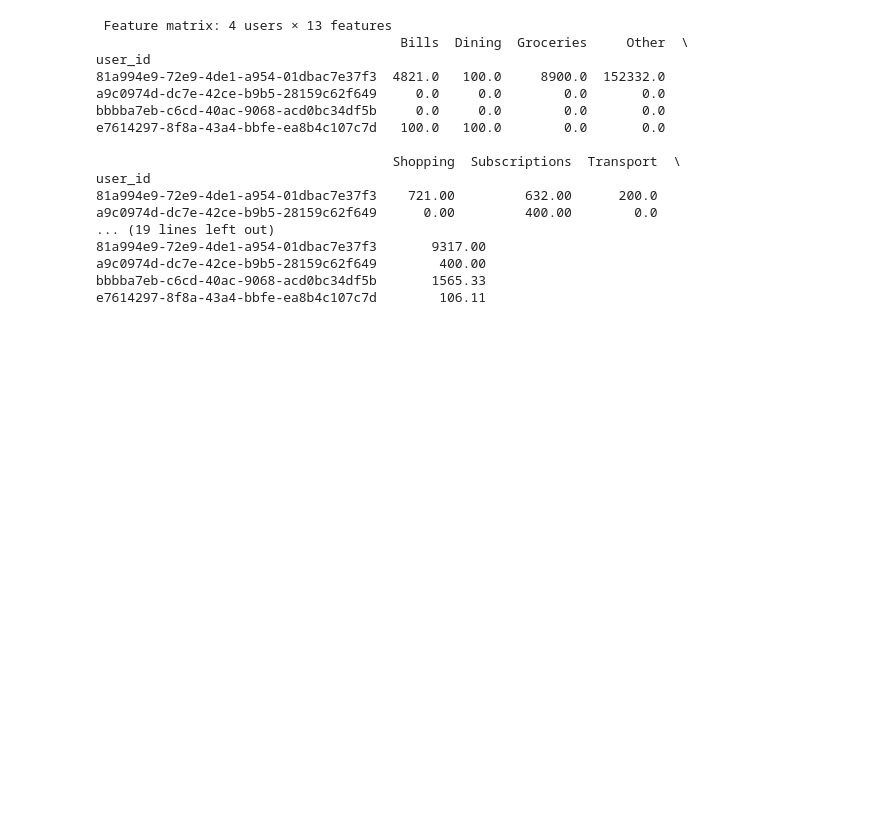
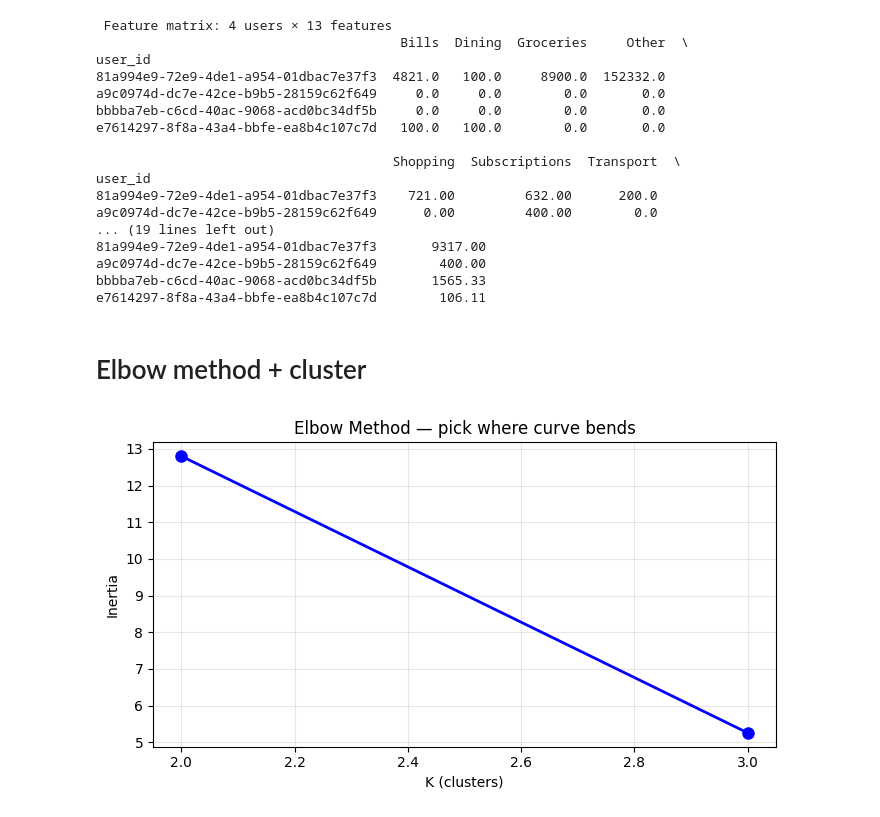
Before and after one commit to moeageli22/FinScope-Ai, a Jupyter notebook: ai-service/notebooks/FinscopeAI.ipynb, the cells around one changed output. Saved outputs shown, nothing was run; the diff lists cells and outputs as text; code cells hidden in the pictures; blank space fills up the shorter version.

Commit message:
elbow method

```diff
--- a/ai-service/notebooks/FinscopeAI.ipynb
+++ b/ai-service/notebooks/FinscopeAI.ipynb
@@ -162,3 +162,21 @@ a9c0974d-dc7e-42ce-b9b5-28159c62f649      0.00         400.00        0.0
 a9c0974d-dc7e-42ce-b9b5-28159c62f649        400.00
 bbbba7eb-c6cd-40ac-9068-acd0bc34df5b       1565.33
 e7614297-8f8a-43a4-bbfe-ea8b4c107c7d        106.11
+# %% [markdown]
+# Elbow method + cluster
+# %%
+X = StandardScaler().fit_transform(user_features)
+
+inertias = []
+K_range = range(2, min(8, len(user_features)))
+for k in K_range:
+    km = KMeans(n_clusters=k, random_state=42, n_init=10)
+    inertias.append(km.fit(X).inertia_)
+
+plt.figure(figsize=(7, 4))
+plt.plot(list(K_range), inertias, "bo-", linewidth=2, markersize=8)
+plt.xlabel("K (clusters)"); plt.ylabel("Inertia")
+plt.title("Elbow Method — pick where curve bends")
+plt.grid(alpha=0.3); plt.tight_layout(); plt.show()
+# %% [output]
+[figure, added]
```
